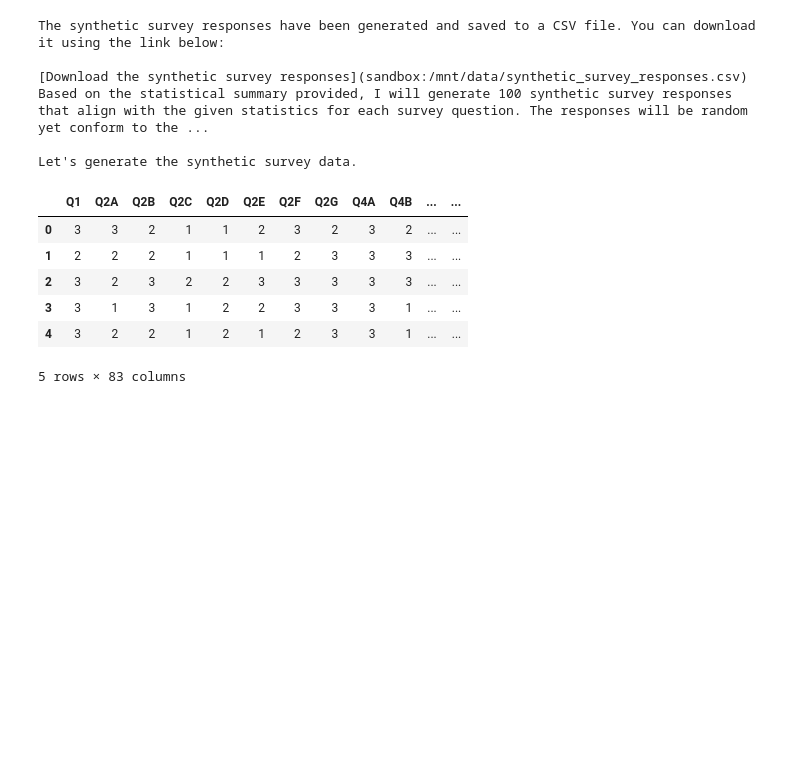
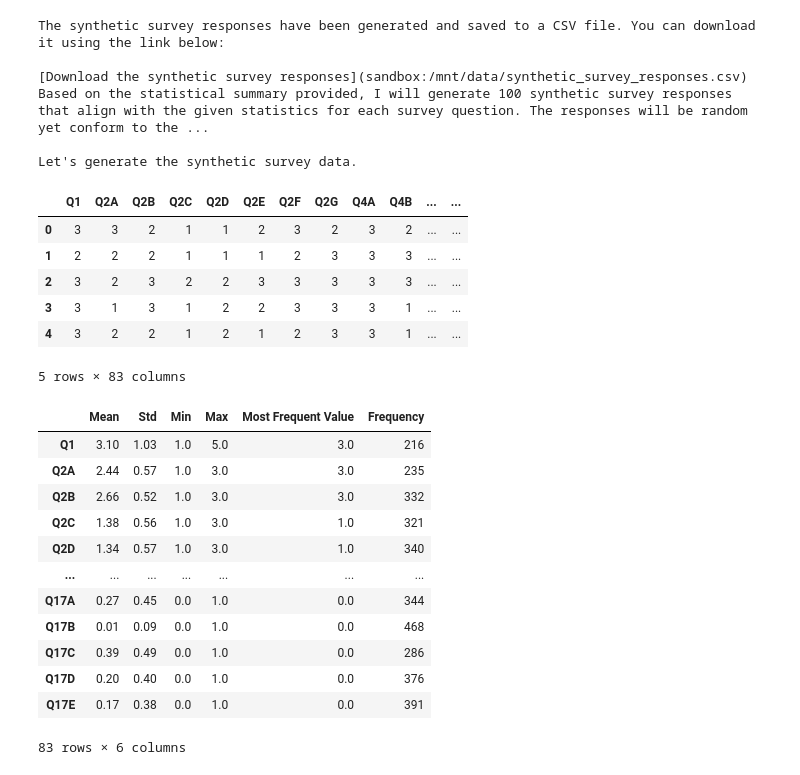
Before and after one commit to fskHartmann/Bierprojekt, a Jupyter notebook: src/llm/llm_synthesis.ipynb, the cells around one changed output. Cells and saved outputs as stored; diff of their text form; code cells hidden in the pictures; blank space fills up the shorter version.

```diff
--- a/src/llm/llm_synthesis.ipynb
+++ b/src/llm/llm_synthesis.ipynb
@@ -249,3 +249,36 @@ df_synthetic.head()
 | 3 | 3 | 1 | 3 | 1 | 2 | 2 | 3 | 3 | 3 | 1 | ... | ... |
 | 4 | 3 | 2 | 2 | 1 | 2 | 1 | 2 | 3 | 3 | 1 | ... | ... |
 5 rows × 83 columns
+# %%
+# Nur numerische Spalten auswählen
+df_numeric = df.select_dtypes(include='number')
+
+# Erzeuge Statistik-Übersicht
+stat_table = pd.DataFrame({
+    "Mean": df_numeric.mean(),
+    "Std": df_numeric.std(),
+    "Min": df_numeric.min(),
+    "Max": df_numeric.max(),
+    "Most Frequent Value": df_numeric.mode().iloc[0],
+    "Frequency": df_numeric.apply(lambda x: x.value_counts().iloc[0])
+})
+
+# Runde Zahlen für bessere Lesbarkeit
+stat_table = stat_table.round(2)
+
+# Zeige Tabelle
+stat_table
+# %% [output]
+|  | Mean | Std | Min | Max | Most Frequent Value | Frequency |
+| Q1 | 3.10 | 1.03 | 1.0 | 5.0 | 3.0 | 216 |
+| Q2A | 2.44 | 0.57 | 1.0 | 3.0 | 3.0 | 235 |
+| Q2B | 2.66 | 0.52 | 1.0 | 3.0 | 3.0 | 332 |
+| Q2C | 1.38 | 0.56 | 1.0 | 3.0 | 1.0 | 321 |
+| Q2D | 1.34 | 0.57 | 1.0 | 3.0 | 1.0 | 340 |
+| ... | ... | ... | ... | ... | ... | ... |
+| Q17A | 0.27 | 0.45 | 0.0 | 1.0 | 0.0 | 344 |
+| Q17B | 0.01 | 0.09 | 0.0 | 1.0 | 0.0 | 468 |
+| Q17C | 0.39 | 0.49 | 0.0 | 1.0 | 0.0 | 286 |
+| Q17D | 0.20 | 0.40 | 0.0 | 1.0 | 0.0 | 376 |
+| Q17E | 0.17 | 0.38 | 0.0 | 1.0 | 0.0 | 391 |
+83 rows × 6 columns
```
Also changed, not shown: parts of 1 cell of this notebook.
